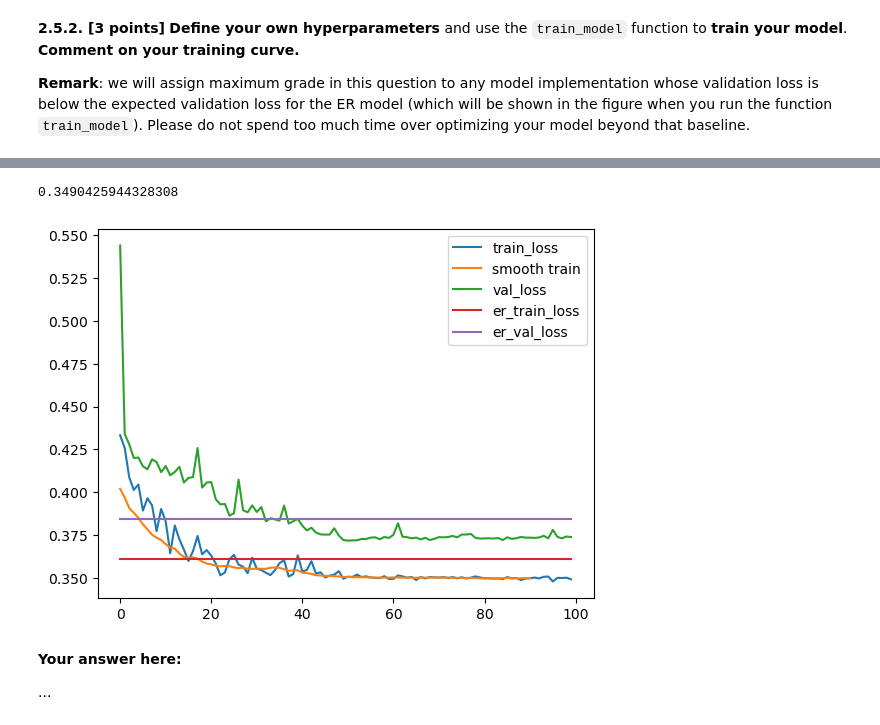
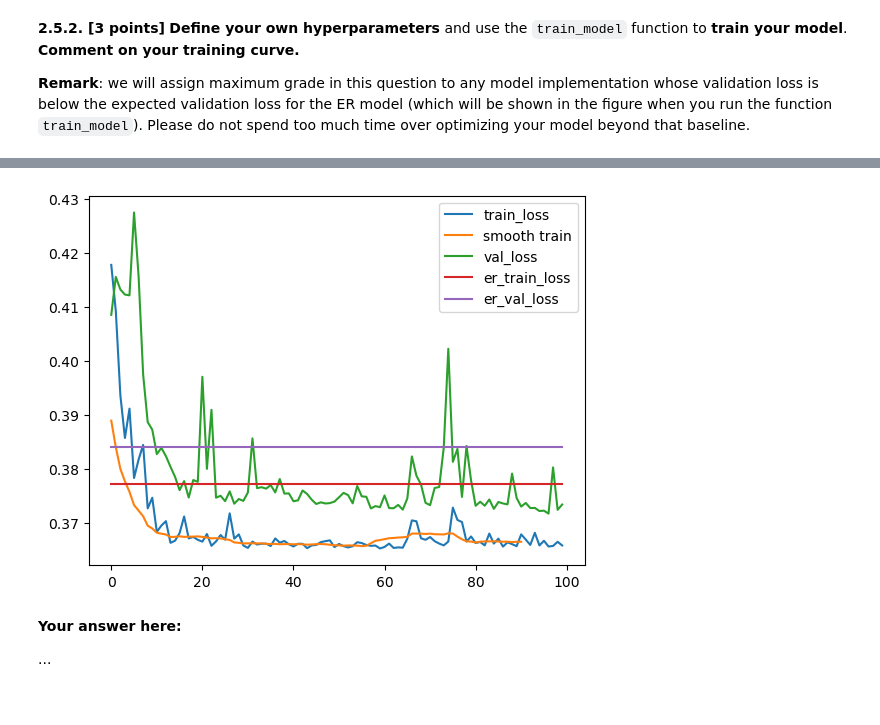
Before and after one commit to gusah1104/networkML_project_QM9, a Jupyter notebook: assignment3/nml24_assignment3.ipynb, the cells around one changed output, grey strips where cells are left out. Saved outputs shown, nothing was run; the diff lists cells and outputs as text; code cells hidden in the pictures.

```diff
--- a/assignment3/nml24_assignment3.ipynb
+++ b/assignment3/nml24_assignment3.ipynb
@@ -729,10 +728,10 @@ def seed_torch(seed):
     random.seed(seed)
     np.random.seed(seed)
 
-def train_model(model, train_dataloader, val_dataloader, n_epochs, noise_dist, T, eigen_feats):
+def train_model(model, train_dataloader, val_dataloader, n_epochs, noise_dist, T, eigen_feats,lr):
     # Training parameters
     seed_torch(0)
-    optimizer = torch.optim.Adam(model.parameters(), lr=2e-4)
+    optimizer = torch.optim.Adam(model.parameters(), lr=lr)
 
     val_loss_list = []
     loss_list = []
@@ -836,7 +835,6 @@ def validation_step(val_dataloader, val_metric, model, noise_dist, T, eigen_feat
 # %%
 # Training
 bs = 32
-nx_dataset["train"]=nx_dataset["train"][:30]
 train_dataloader = utils.nx_list_to_dataloader(nx_dataset["train"], bs=bs)
 val_dataloader = utils.nx_list_to_dataloader(nx_dataset["val"], bs=bs)
 test_dataloader = utils.nx_list_to_dataloader(nx_dataset["test"], bs=bs)
@@ -844,5 +842,6 @@ n_epochs = 100 # you can try epoches if you want
 
 
 simple_model = SimpleModel(**args_simple).to(device)
-simple_model = train_model(simple_model, train_dataloader, val_dataloader, n_epochs, noise_dist, T, None)
+lr=2e-4
+simple_model = train_model(simple_model, train_dataloader, val_dataloader, n_epochs, noise_dist, T, None,lr)
 # %% [output]
@@ -850,5 +849,4 @@ initial loss=1.6587765216827393
-0.3490425944328308
-[figure, old version]
+[figure, new version]
 # %% [markdown]
 
 **Your answer here:**
```
Also changed, not shown: parts of 10 cells of this notebook, 1 other file.
